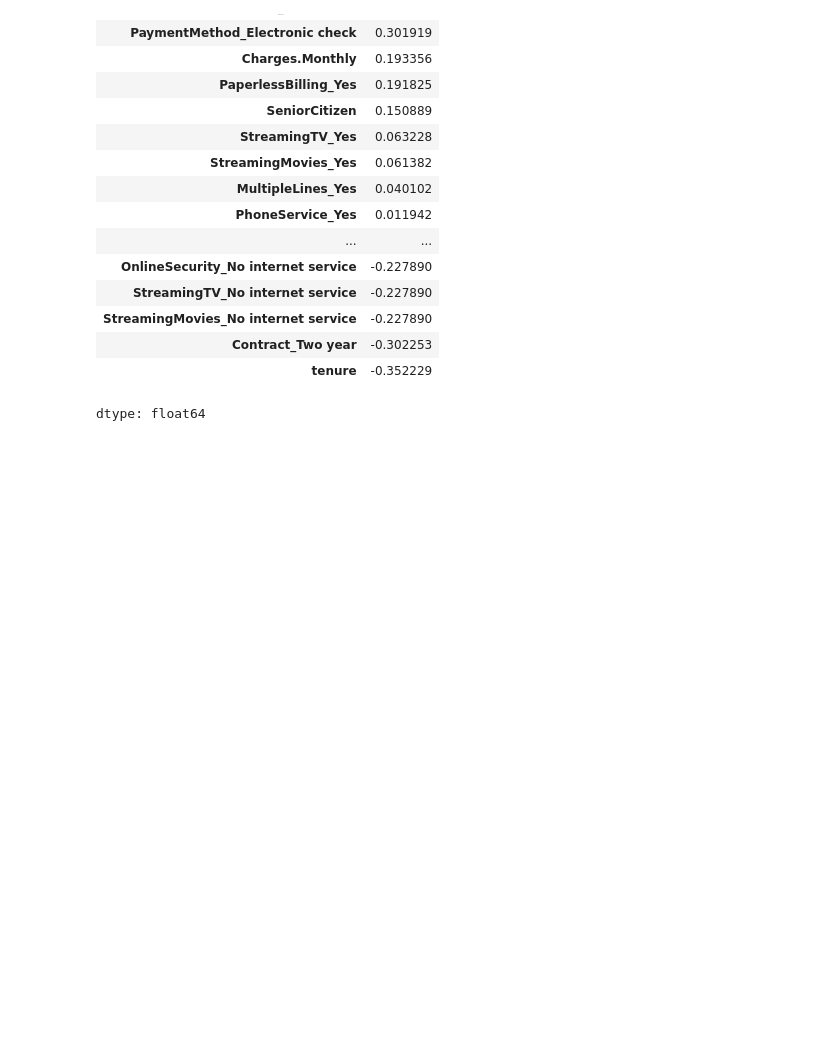
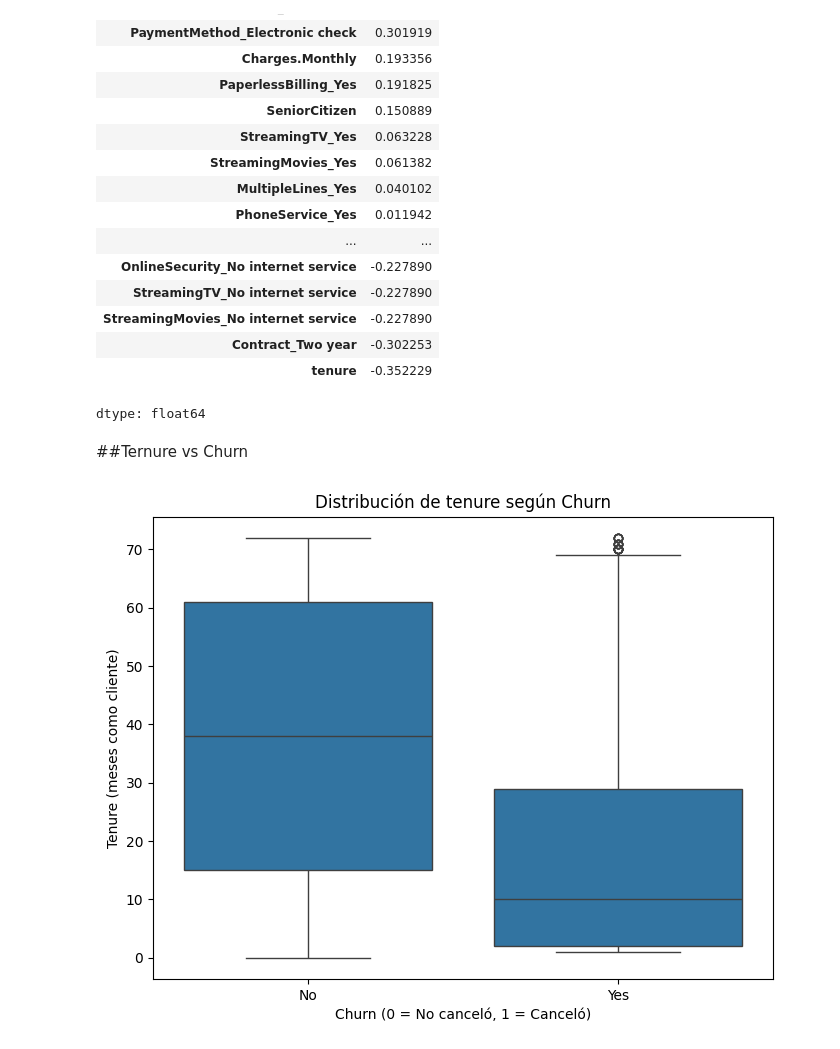
Before and after one commit to valeriavasquezv/valeriavasquez-portfolio, a Jupyter notebook: Telecom2.ipynb, the cells around one changed output. Cells and saved outputs as stored; diff of their text form; code cells hidden in the pictures; blank space fills up the shorter version.

```diff
--- a/Telecom2.ipynb
+++ b/Telecom2.ipynb
@@ -169,3 +194,17 @@ corr_churn
 | Contract_Two year | -0.302253 |
 | tenure | -0.352229 |
 dtype: float64
+# %% [markdown]
+##Ternure vs Churn
+# %%
+import seaborn as sns
+import matplotlib.pyplot as plt
+
+plt.figure(figsize=(8,6))
+sns.boxplot(x=datos["Churn"], y=datos["tenure"])
+plt.title("Distribución de tenure según Churn")
+plt.xlabel("Churn (0 = No canceló, 1 = Canceló)")
+plt.ylabel("Tenure (meses como cliente)")
+plt.show()
+# %% [output]
+[figure, added]
```
Also changed, not shown: parts of 11 cells of this notebook.
